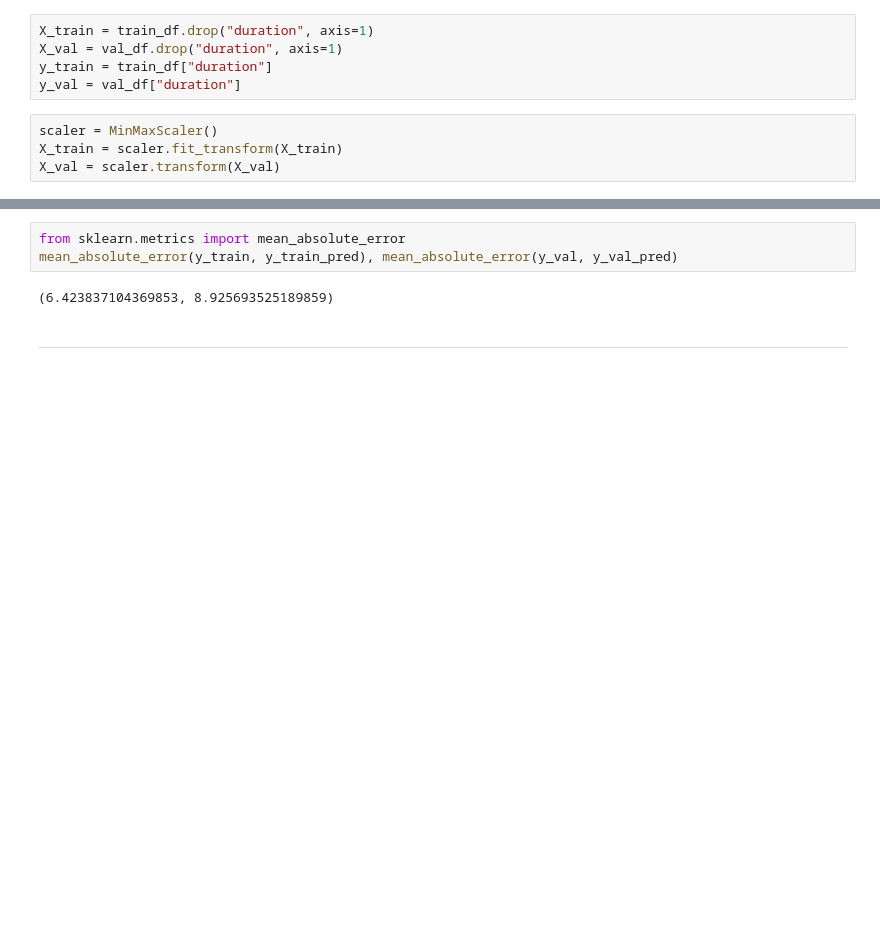
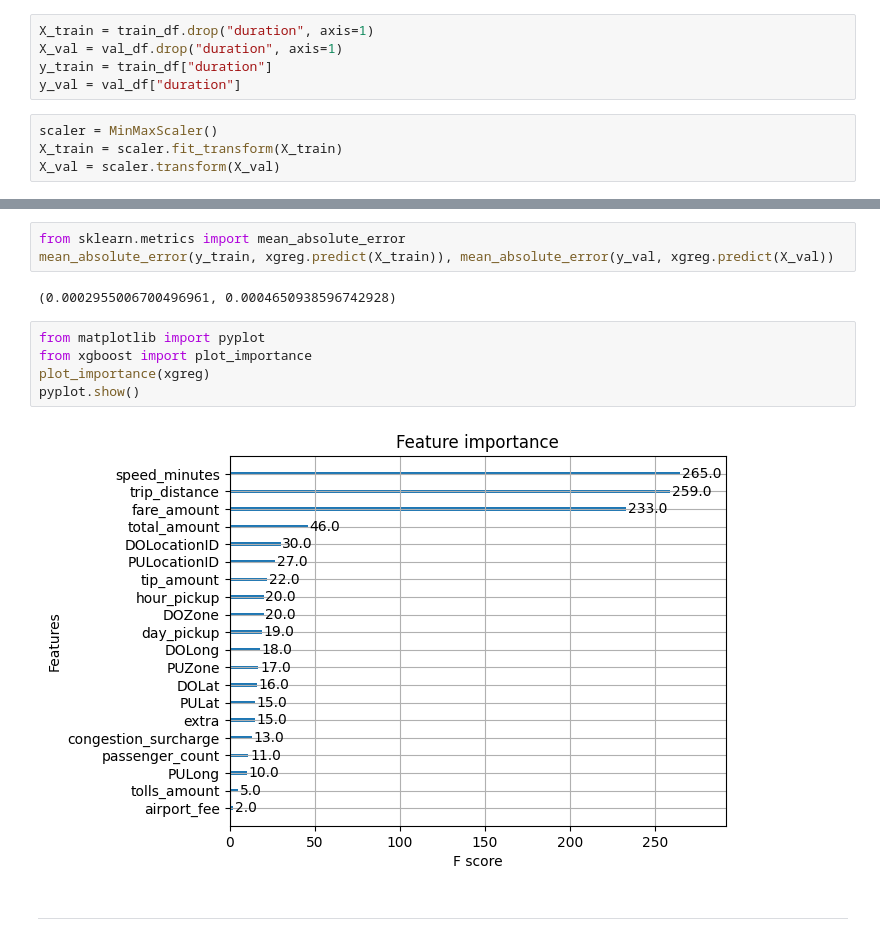
Before and after one commit to andres-mart/FinalProject, a Jupyter notebook: EDA.ipynb, the cells around one changed output, grey strips where cells are left out. Saved outputs shown, nothing was run; the diff lists cells and outputs as text; blank space fills up the shorter version.

```diff
--- a/EDA.ipynb
+++ b/EDA.ipynb
@@ -762,8 +762,15 @@ mean_squared_error(y_train, xgreg.predict(X_train)), mean_squared_error(y_val, x
 # %%
 from sklearn.metrics import mean_absolute_error
-mean_absolute_error(y_train, y_train_pred), mean_absolute_error(y_val, y_val_pred)
+mean_absolute_error(y_train, xgreg.predict(X_train)), mean_absolute_error(y_val, xgreg.predict(X_val))
 # %% [output]
-(6.423837104369853, 8.925693525189859)
+(0.0002955006700496961, 0.0004650938596742928)
+# %%
+from matplotlib import pyplot
+from xgboost import plot_importance
+plot_importance(xgreg)
+pyplot.show()
+# %% [output]
+[figure, added]
 # %% [markdown]
 ----------------------------------------------------------------------------------------------------------------------------------------------------------
 # %% [markdown]
```
Also changed, not shown: parts of 35 cells of this notebook.
